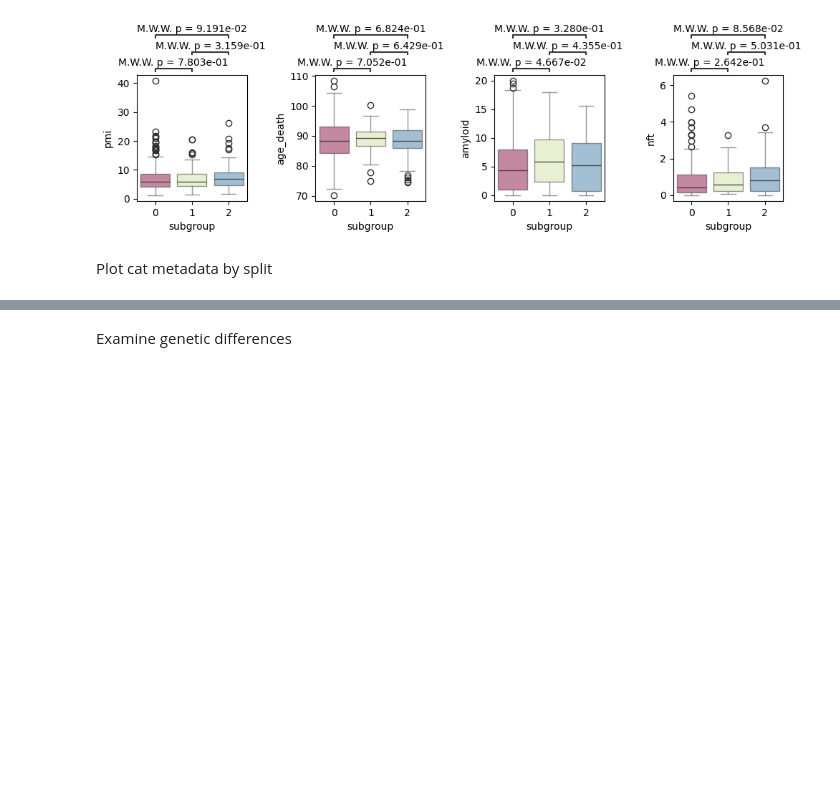
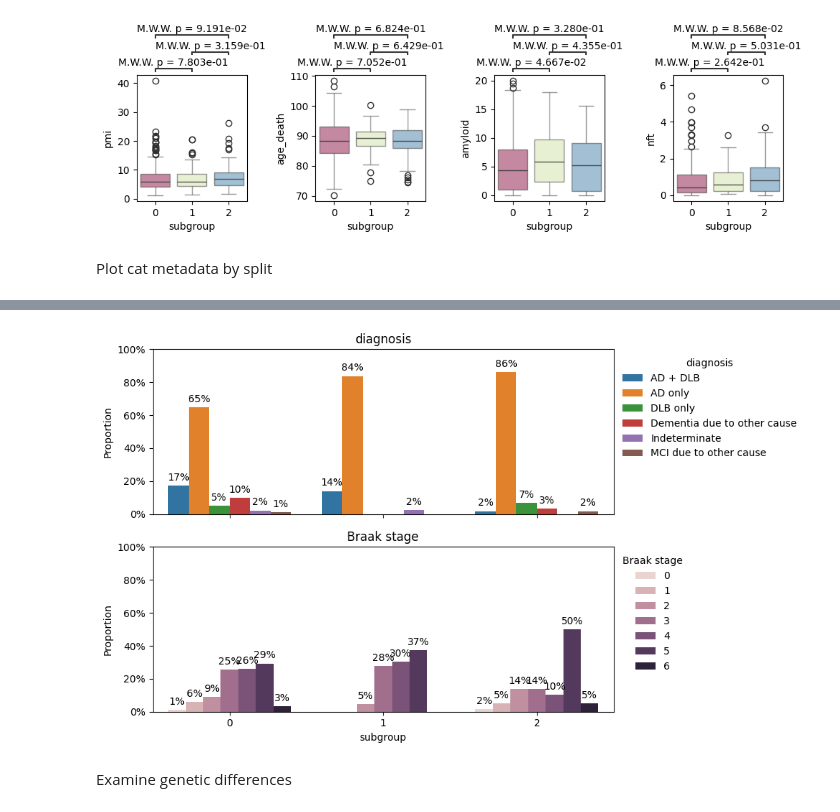
Before and after one commit to djunamay/datamodel_subgroups, a Jupyter notebook: plotting_notebooks/rosmap_singlecell_experiment_june_30.ipynb, the cells around one changed output, grey strips where cells are left out. Cells and saved outputs as stored; diff of their text form; code cells hidden in the pictures; blank space fills up the shorter version.

```diff
--- a/plotting_notebooks/rosmap_singlecell_experiment_june_30.ipynb
+++ b/plotting_notebooks/rosmap_singlecell_experiment_june_30.ipynb
@@ -709,3 +723,33 @@ plt.show()
+# %%
+fig, axes = plt.subplots(2, 1, figsize=(10, 6), sharey=False, sharex=True)
+
+# flatten into a 1-D array of length 8
+axes_flat = axes.flatten()
+meta['Braak stage'] = meta['braaksc']
+dictionary = {0: 'No AD, No DLB', 1: 'AD only', 2: 'DLB only', 3: 'AD + DLB', 4: 'MCI due to other cause', 5: 'Dementia due to other cause', 6: 'Indeterminate'}
+diagnosis = np.array([dictionary[x] for x in data.descriptive_data['AD_DLB_diagnosis'][index_grp_1]])
+
+meta['diagnosis'] = diagnosis
+variables = ['diagnosis', 'Braak stage']
+
+# only take the first 5 axes (or whatever subset you need)
+for ax, var in zip(axes_flat[:len(variables)], variables):
+    plot_cat_proportions(
+        data=meta,
+        cat_col='label',
+        hue_col=var,
+        ax=ax
+    )
+    ax.set_xlabel('subgroup')
+    ax.legend(loc='upper left', bbox_to_anchor=(1, 1), frameon=False, title=var)
+    # Annotation with test results
+
+    ax.set_title(var)
+plt.tight_layout()
+
+plt.savefig('/Users/djuna/Documents/Maydell-MIT-PhD-Thesis/MIT-thesis-template/ch4_figs/rosmap_cat_meta2.png', dpi=300)
+# %% [output]
+[figure, added]
 # %% [markdown]
 Examine genetic differences
 # %%
```
Also changed, not shown: parts of 31 cells of this notebook.
